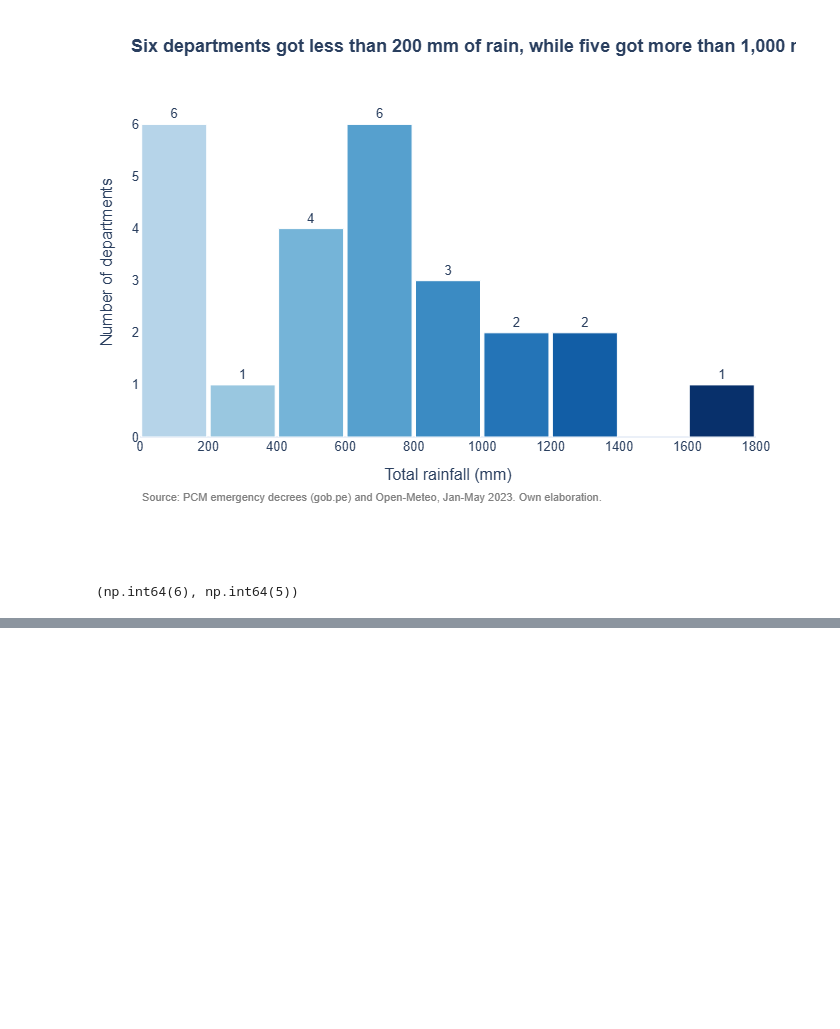
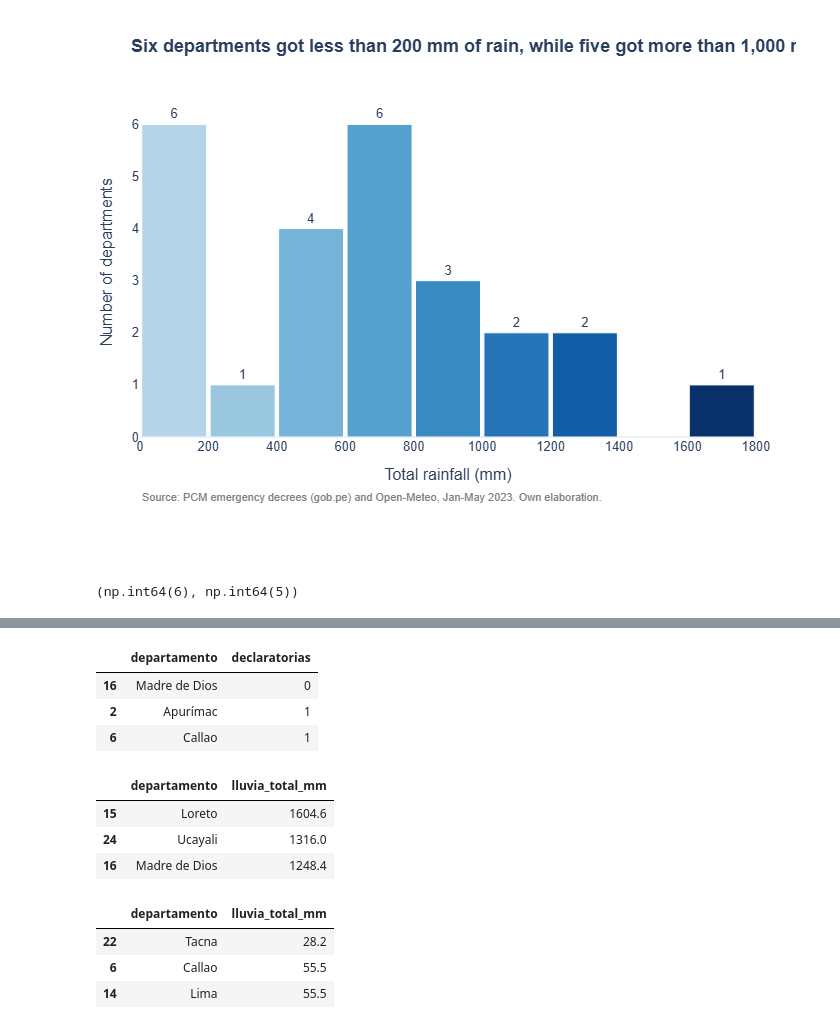
Before and after one commit to rodnm/Python-G2, a Jupyter notebook: assignment_3/01_visualizacion.ipynb, the cells around one changed output, grey strips where cells are left out. Drawn from its saved outputs; the diff is of its cells as text; code cells hidden in the pictures; blank space fills up the shorter version.

```diff
--- a/assignment_3/01_visualizacion.ipynb
+++ b/assignment_3/01_visualizacion.ipynb
@@ -173,0 +185,21 @@ fig.show()
+# %%
+tabla.nsmallest(3, "declaratorias")[["departamento", "declaratorias"]]
+# %% [output]
+|  | departamento | declaratorias |
+| 16 | Madre de Dios | 0 |
+| 2 | Apurímac | 1 |
+| 6 | Callao | 1 |
+# %%
+tabla.nlargest(3, "lluvia_total_mm")[["departamento", "lluvia_total_mm"]]
+# %% [output]
+|  | departamento | lluvia_total_mm |
+| 15 | Loreto | 1604.6 |
+| 24 | Ucayali | 1316.0 |
+| 16 | Madre de Dios | 1248.4 |
+# %%
+tabla.nsmallest(3, "lluvia_total_mm")[["departamento", "lluvia_total_mm"]]
+# %% [output]
+|  | departamento | lluvia_total_mm |
+| 22 | Tacna | 28.2 |
+| 6 | Callao | 55.5 |
+| 14 | Lima | 55.5 |
```
Also changed, not shown: parts of 3 cells of this notebook.
